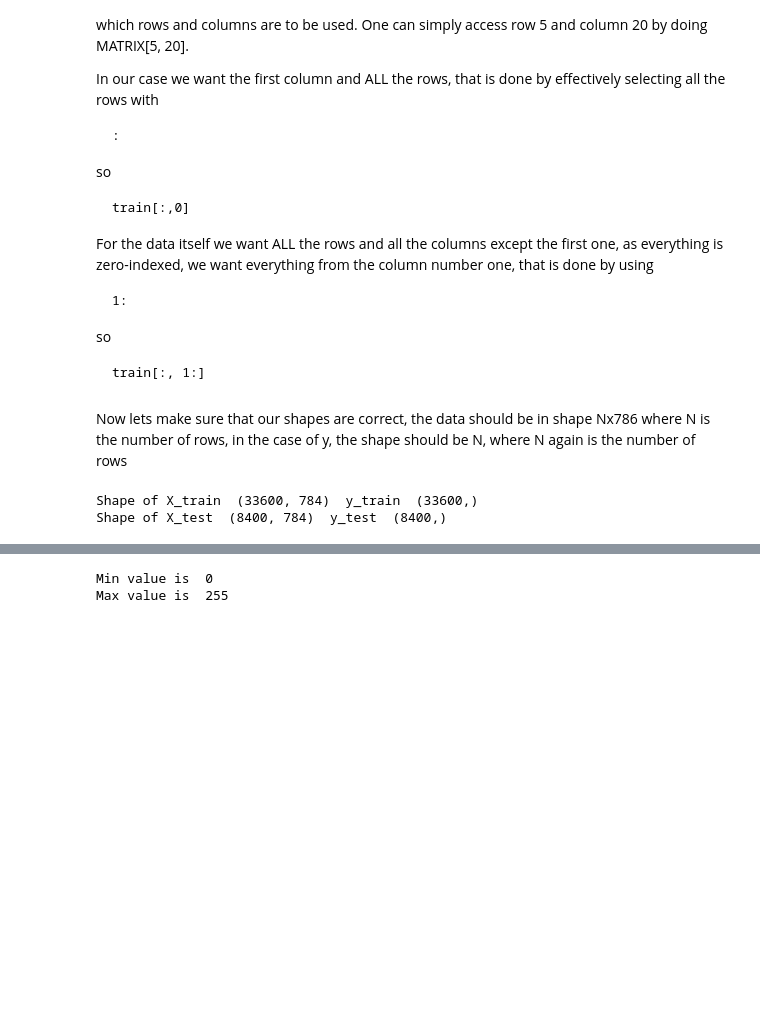
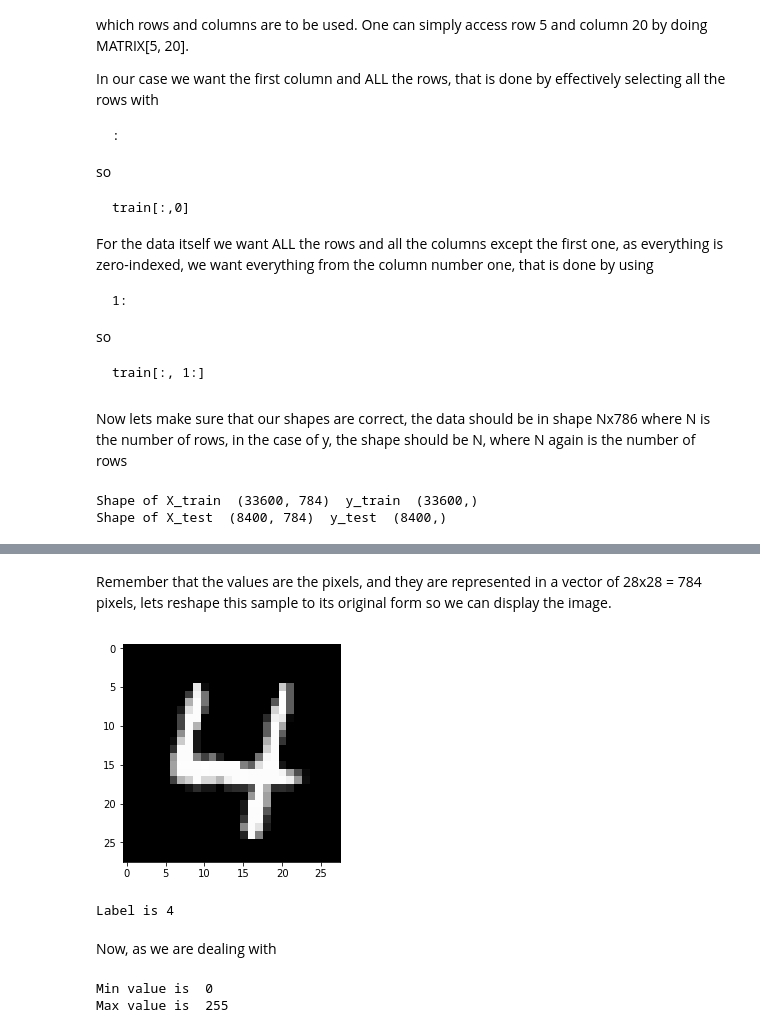
Before and after one commit to moriano/loco-learning, a Jupyter notebook: mnist/mnist.ipynb, the cells around one changed output, grey strips where cells are left out. Saved outputs shown, nothing was run; the diff lists cells and outputs as text; code cells hidden in the pictures; blank space fills up the shorter version.

```diff
--- a/mnist/mnist.ipynb
+++ b/mnist/mnist.ipynb
@@ -138,0 +124,3 @@ Lets figure out the min and max values
+# %%
+sample = X_train[42,]
+sample_label = y_train[42]
@@ -139,3 +147,15 @@ Lets figure out the min and max values
+# %% [markdown]
+Remember that the values are the pixels, and they are represented in a vector of 28x28 = 784 pixels, lets reshape this sample to its original form so we can display the image.
+# %%
+sample_image = sample.reshape((28,28))
+plt.imshow(sample_image, cmap='gray')
+plt.show()
+print("Label is", sample_label)
+# %% [output]
+[figure, added]
+Label is 4
+# %% [markdown]
+Now, as we are dealing with
 # %%
 print("Min value is ", np.min(X_train))
 print("Max value is ", np.max(X_train))
```
Also changed, not shown: parts of 26 cells of this notebook, 3 other files.
